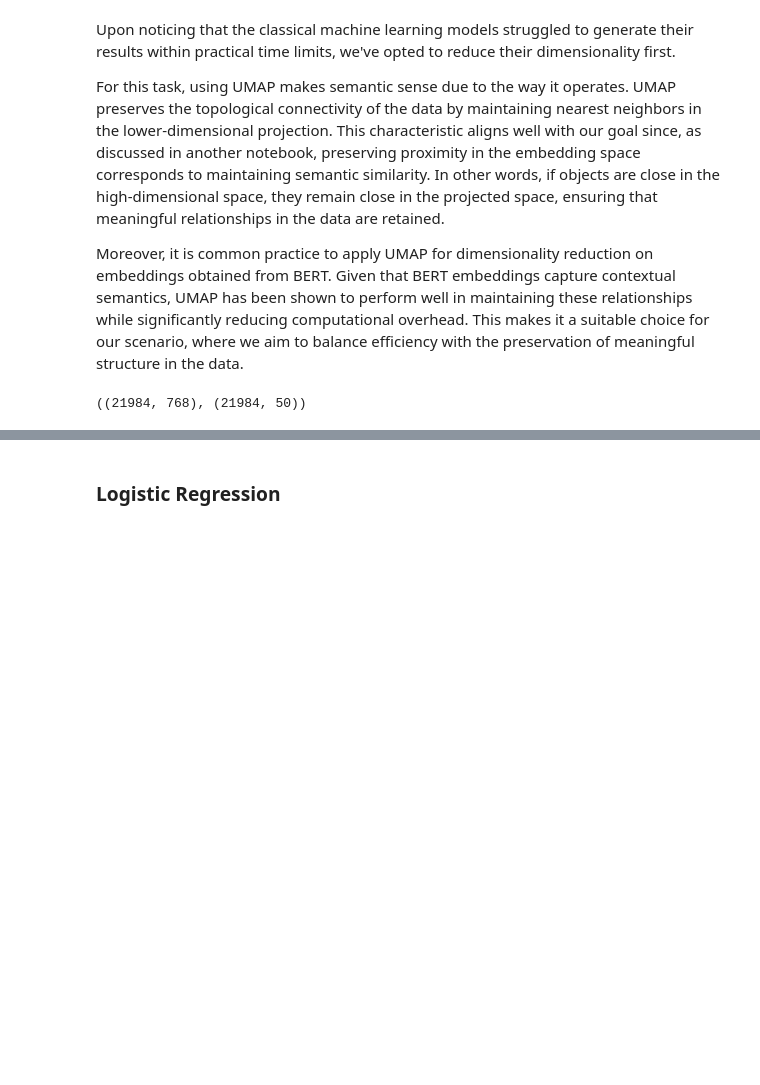
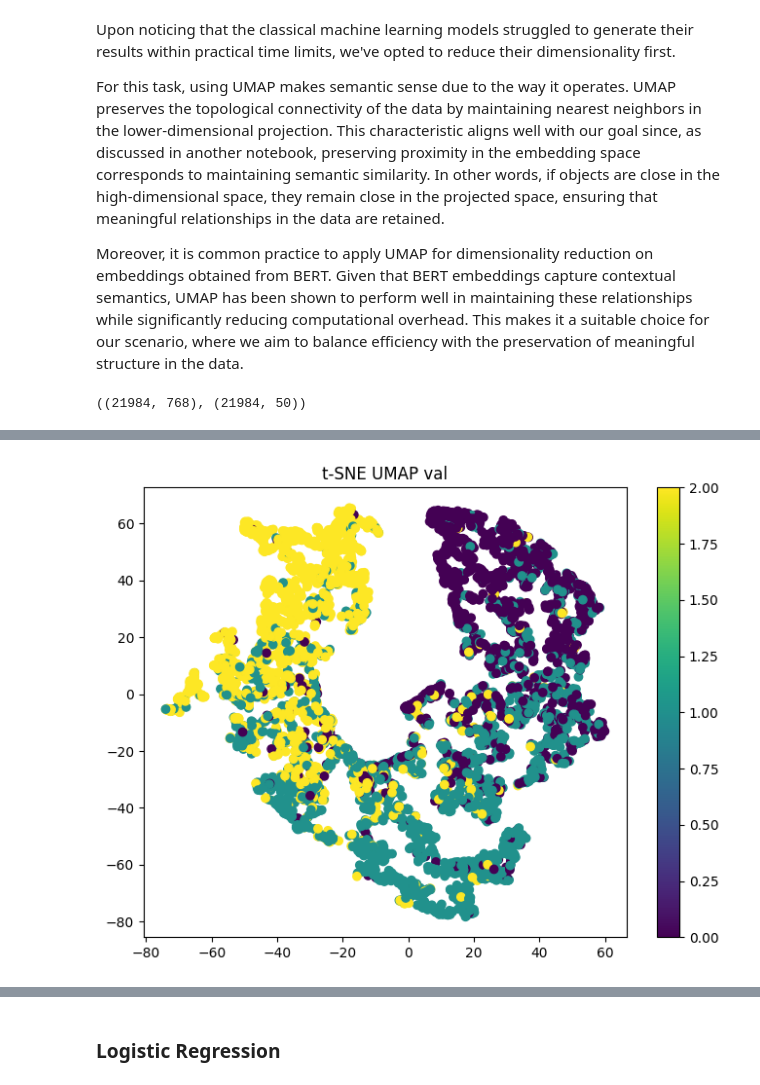
Before and after one commit to DiegoFleury/MI201-groupe-4, a Jupyter notebook: notebooks/classification.ipynb, the cells around one changed output, grey strips where cells are left out. Drawn from its saved outputs; the diff is of its cells as text; code cells hidden in the pictures; blank space fills up the shorter version.

```diff
--- a/notebooks/classification.ipynb
+++ b/notebooks/classification.ipynb
@@ -454,0 +478,8 @@ train_embeddings.shape, train_embeddings_umap.shape
+# %%
+plt.figure(figsize=(8, 6))
+plt.scatter(val_embeddings_umap_tsne[:, 0], val_embeddings_umap_tsne[:, 1], c=y_val, cmap='viridis')
+plt.colorbar()
+plt.title('t-SNE UMAP val')
+plt.show()
+# %% [output]
+[figure, added]
```
Also changed, not shown: parts of 8 cells of this notebook.
